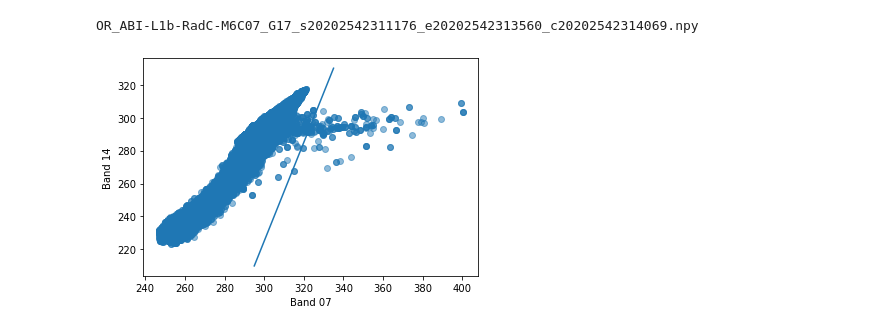
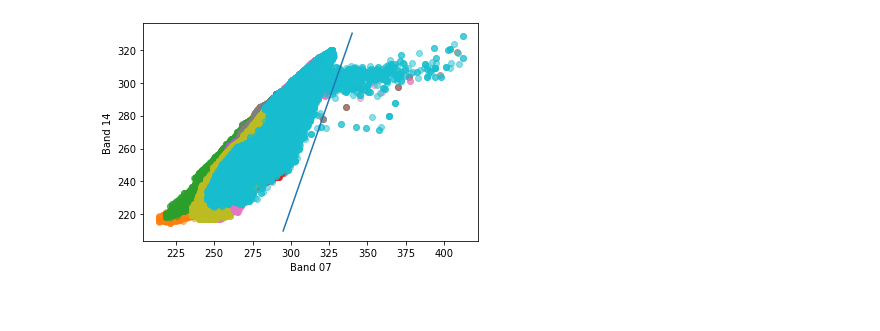
Before and after one commit to ccny-glasslab/Fires, a Jupyter notebook: Identifying Fires/fire_threshold_function.ipynb, the cells around one changed output. Cells and saved outputs as stored; diff of their text form; code cells hidden in the pictures.

```diff
--- a/Identifying Fires/fire_threshold_function.ipynb
+++ b/Identifying Fires/fire_threshold_function.ipynb
@@ -42,24 +42,23 @@ def find_07and14(path):
     return file07, file14
 # %%
-for n in range(1):
+for n in range(10):
     img07, img14 = find_07and14('../../GOES_Files/clear_sky_mask/')
 
     if n == 0:
         total07 = img07
         total14 = img14
     else:
         total07 = np.concatenate((total07, img07))
         total14 = np.concatenate((total14, img14))
 
     plt.scatter(img07, img14, alpha=0.5)
 
-plt.plot([295, 335], [210, 330], label='fires')
+plt.plot([295, 340], [210, 330], label='fires')
 plt.xlabel('Band 07')
 plt.ylabel('Band 14')
 plt.show()
 # %% [output]
-OR_ABI-L1b-RadC-M6C07_G17_s20202542311176_e20202542313560_c20202542314069.npy
-[figure, old version]
+[figure, new version]
 # %%
 # def fire_threshold(img07, img14):
 #     m = (330-210)/(335-295)
```
Also changed, not shown: parts of 3 cells of this notebook, 3 other files.
